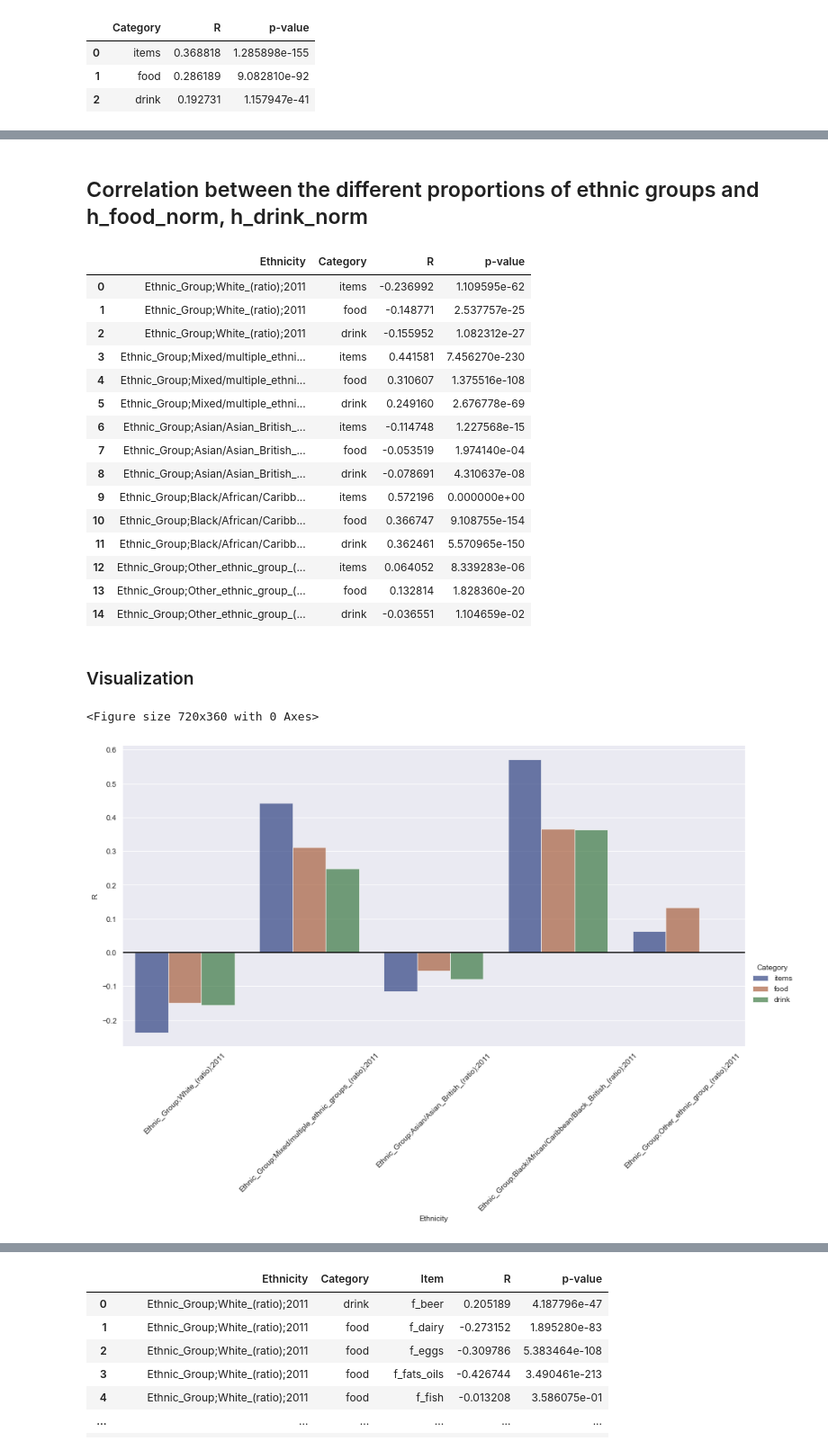
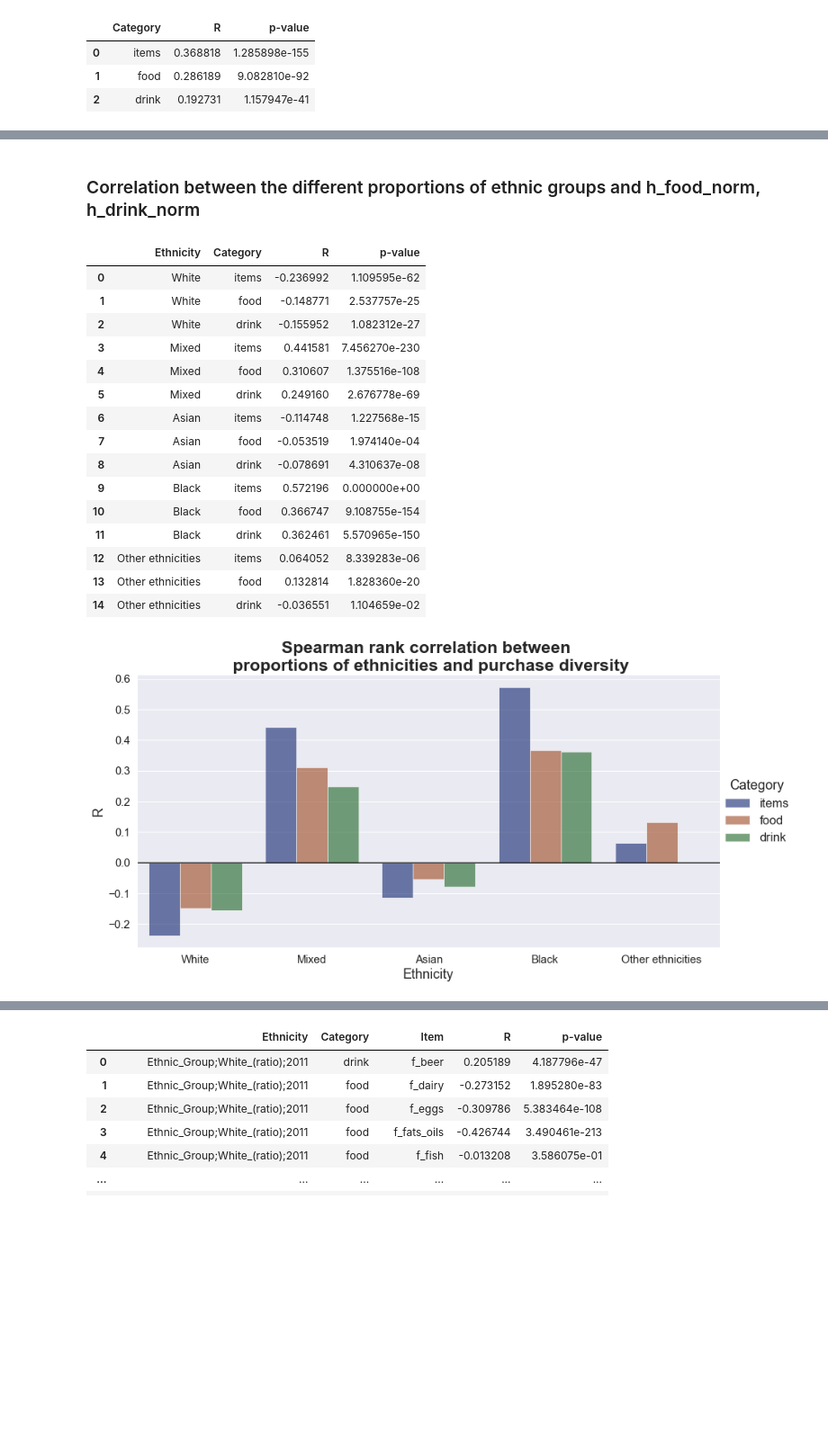
Before and after one commit to epfl-ada/ada-2020-project-milestone-p3-p3_enchiladas, a Jupyter notebook: proj_NB.ipynb, the cells around one changed output, grey strips where cells are left out. Shown at 90% size. Drawn from its saved outputs; the diff is of its cells as text; code cells hidden in the pictures; blank space fills up the shorter version.

```diff
--- a/proj_NB.ipynb
+++ b/proj_NB.ipynb
@@ -329,9 +383,13 @@ sns.set_style("dark")
 plt.figure(figsize=(10,5))
 ax = sns.barplot(x='Category', y='R', data=hh_plot_df, palette='dark', alpha=.6)
 ax.grid(axis='y')
-ax.set_ylabel('R')
-plt.xticks(rotation=90 )
+ax.set_ylabel('R', fontsize=18, fontweight='bold')
+ax.set_xlabel('Category', fontsize=18, fontweight='bold')
+
+#plt.xticks(rotation=90 )
 ax.axhline(y=0, color='k', linestyle='-')
-ax.set_title('Spearman rank correlation between ethnic diversity and food category purchase diversity')
+ax.set_title('Spearman rank correlation between ethnic diversity \n and food purchase diversity',
+             fontsize=23, fontweight='bold')
+ax.tick_params(labelsize=15)
 plt.show()
 # %% [output]
@@ -339,11 +397,13 @@ plt.show()
 # %% [markdown]
-## Correlation between the different proportions of ethnic groups and h_food_norm, h_drink_norm
+### Correlation between the different proportions of ethnic groups and h_food_norm, h_drink_norm
 # %%
 f_ethnicity_idx_lo = full_df.columns.get_loc('Ethnic_Group;White_(ratio);2011')
 f_ethnicity_idx_hi = full_df.columns.get_loc('Ethnic_Group;Other_ethnic_group_(ratio);2011')+1
 
 # list containing the name of the ethnic groups
 ethnicity_col = np.array(full_df.columns[f_ethnicity_idx_lo:f_ethnicity_idx_hi])
+ethnic_col_short = np.array(['White', 'Mixed', 'Asian', 'Black', 'Other ethnicities'])
+
 n_ethnicity = ethnicity_col.shape[0]
 
 # list containing the name of the item categories (food or drink)
@@ -354,6 +414,7 @@ n_category = category_col.shape[0]
 
 # repeat elements to have same length and suitable format
 ethnicity_col = np.repeat(ethnicity_col, n_category)
+ethnic_col_short = np.repeat(ethnic_col_short, n_category)
 category_col = np.tile(category_col, n_ethnicity)
 
 # list containing the values of the ethnic group representations
@@ -376,7 +437,7 @@ for et in f_ethnicities:
         R_col.append(R)
         p_col.append(p)
 
-d = {'Ethnicity': ethnicity_col.tolist(),
+d = {'Ethnicity': ethnic_col_short.tolist(),
      'Category': category_col.tolist(),
      'R': R_col,
      'p-value': p_col}
@@ -385,42 +446,47 @@ fh_corr_df = pd.DataFrame(data = d)
 fh_corr_df
 # %% [output]
 |  | Ethnicity | Category | R | p-value |
-| 0 | Ethnic_Group;White_(ratio);2011 | items | -0.236992 | 1.109595e-62 |
-| 1 | Ethnic_Group;White_(ratio);2011 | food | -0.148771 | 2.537757e-25 |
-| 2 | Ethnic_Group;White_(ratio);2011 | drink | -0.155952 | 1.082312e-27 |
-| 3 | Ethnic_Group;Mixed/multiple_ethni... | items | 0.441581 | 7.456270e-230 |
-| 4 | Ethnic_Group;Mixed/multiple_ethni... | food | 0.310607 | 1.375516e-108 |
-| 5 | Ethnic_Group;Mixed/multiple_ethni... | drink | 0.249160 | 2.676778e-69 |
-| 6 | Ethnic_Group;Asian/Asian_British_... | items | -0.114748 | 1.227568e-15 |
-| 7 | Ethnic_Group;Asian/Asian_British_... | food | -0.053519 | 1.974140e-04 |
-| 8 | Ethnic_Group;Asian/Asian_British_... | drink | -0.078691 | 4.310637e-08 |
-| 9 | Ethnic_Group;Black/African/Caribb... | items | 0.572196 | 0.000000e+00 |
-| 10 | Ethnic_Group;Black/African/Caribb... | food | 0.366747 | 9.108755e-154 |
-| 11 | Ethnic_Group;Black/African/Caribb... | drink | 0.362461 | 5.570965e-150 |
-| 12 | Ethnic_Group;Other_ethnic_group_(... | items | 0.064052 | 8.339283e-06 |
-| 13 | Ethnic_Group;Other_ethnic_group_(... | food | 0.132814 | 1.828360e-20 |
-| 14 | Ethnic_Group;Other_ethnic_group_(... | drink | -0.036551 | 1.104659e-02 |
+| 0 | White | items | -0.236992 | 1.109595e-62 |
+| 1 | White | food | -0.148771 | 2.537757e-25 |
+| 2 | White | drink | -0.155952 | 1.082312e-27 |
+| 3 | Mixed | items | 0.441581 | 7.456270e-230 |
+| 4 | Mixed | food | 0.310607 | 1.375516e-108 |
+| 5 | Mixed | drink | 0.249160 | 2.676778e-69 |
+| 6 | Asian | items | -0.114748 | 1.227568e-15 |
+| 7 | Asian | food | -0.053519 | 1.974140e-04 |
+| 8 | Asian | drink | -0.078691 | 4.310637e-08 |
+| 9 | Black | items | 0.572196 | 0.000000e+00 |
+| 10 | Black | food | 0.366747 | 9.108755e-154 |
+| 11 | Black | drink | 0.362461 | 5.570965e-150 |
+| 12 | Other ethnicities | items | 0.064052 | 8.339283e-06 |
+| 13 | Other ethnicities | food | 0.132814 | 1.828360e-20 |
+| 14 | Other ethnicities | drink | -0.036551 | 1.104659e-02 |
-# %% [markdown]
-### Visualization
 # %%
 # keep only the significant data
 # Bonferroni adjusted alpha
 n_test = 15
 alpha_adj = 0.05/n_test
 
 fh_plot_df = fh_corr_df[fh_corr_df['p-value'] < alpha_adj]
 
 sns.set_style("dark")
+sns.set(font_scale=1.5)
 
-plt.figure(figsize=(10,5))
-g = sns.catplot(data=fh_plot_df, kind="bar", x="Ethnicity", y="R", hue="Category", palette="dark", alpha=.6, height=6, aspect=2)
+g = sns.catplot(data=fh_plot_df, kind="bar", x="Ethnicity", y="R", hue="Category", palette="dark",
+                alpha=.6, height=6, aspect=2)
+
 for ax in g.axes.flat:
     ax.grid(True, axis='y')
 ax.axhline(y=0, color='k')
-#['White', 'Mixed', 'Asian', 'Black', 'Other Eth.']
-plt.xticks(rotation=45 )
+
+#plt.xticks(rotation=45 )
+
+ax.tick_params(labelsize=15)
+
+ax.set_title('Spearman rank correlation between \n proportions of ethnicities and purchase diversity',
+             fontsize=23, fontweight='bold')
+
 plt.show()
 # %% [output]
-<Figure size 720x360 with 0 Axes>
-[figure, old version]
+[figure, new version]
 # %% [markdown]
```
Also changed, not shown: parts of 41 cells of this notebook.
